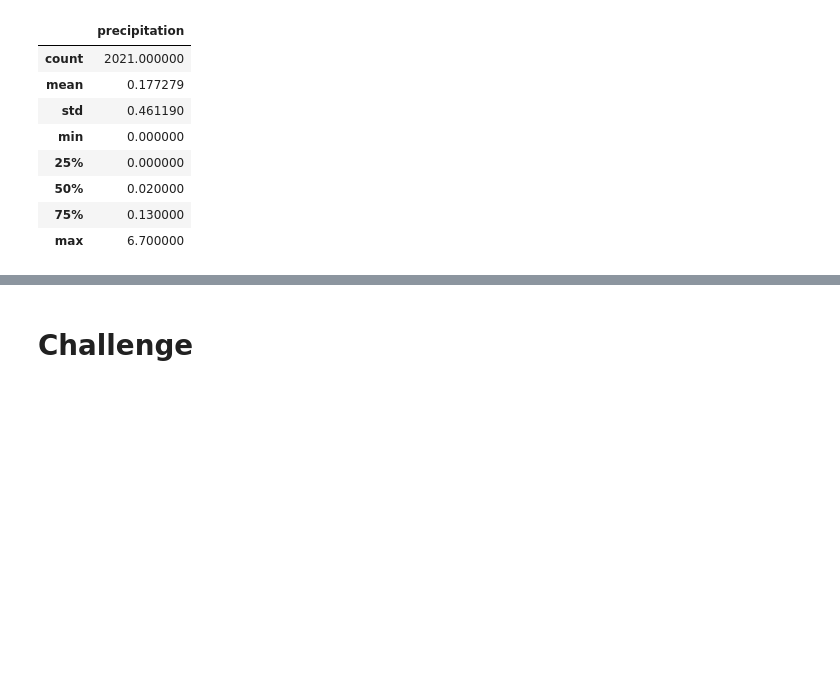
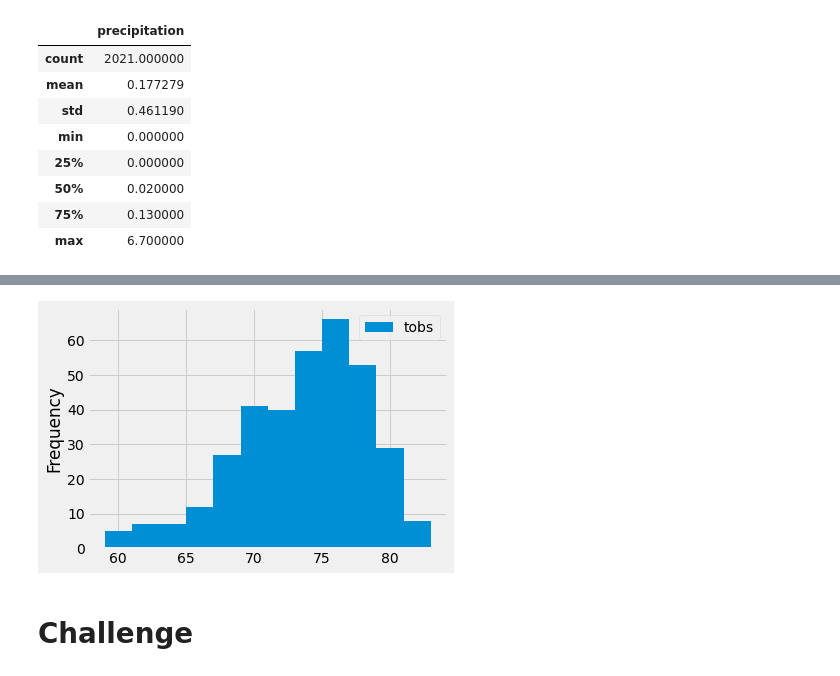
Before and after one commit to Shikharbhd/surfs_up, a Jupyter notebook: climate_analysis.ipynb, the cells around one changed output, grey strips where cells are left out. Drawn from its saved outputs; the diff is of its cells as text; code cells hidden in the pictures; blank space fills up the shorter version.

```diff
--- a/climate_analysis.ipynb
+++ b/climate_analysis.ipynb
@@ -105,3 +124,8 @@ df.describe()
 # %%
 # Choose the station with the highest number of temperature observations.
 # Query the last 12 months of temperature observation data for this station and plot the results as a histogram
+results=session.query(Measurement.tobs).filter(Measurement.station == 'USC00519281').\
+filter(Measurement.date >= prev_year).all()
+# print (results) outpul will be a list which is difficult to read, hence, we convert it into a dataframe
+df=pd.DataFrame(results,columns=['tobs'])
+print(df)
@@ -108,5 +147,9 @@ df.describe()
 # %%
 # Write a function called `calc_temps` that will accept start date and end date in the format '%Y-%m-%d'
 # and return the minimum, average, and maximum temperatures for that range of dates
+df.plot.hist(bins=12)
+plt.tight_layout()
+# %% [output]
+[figure, added]
 # %% [markdown]
 # Challenge
```
Also changed, not shown: parts of 4 cells of this notebook.
